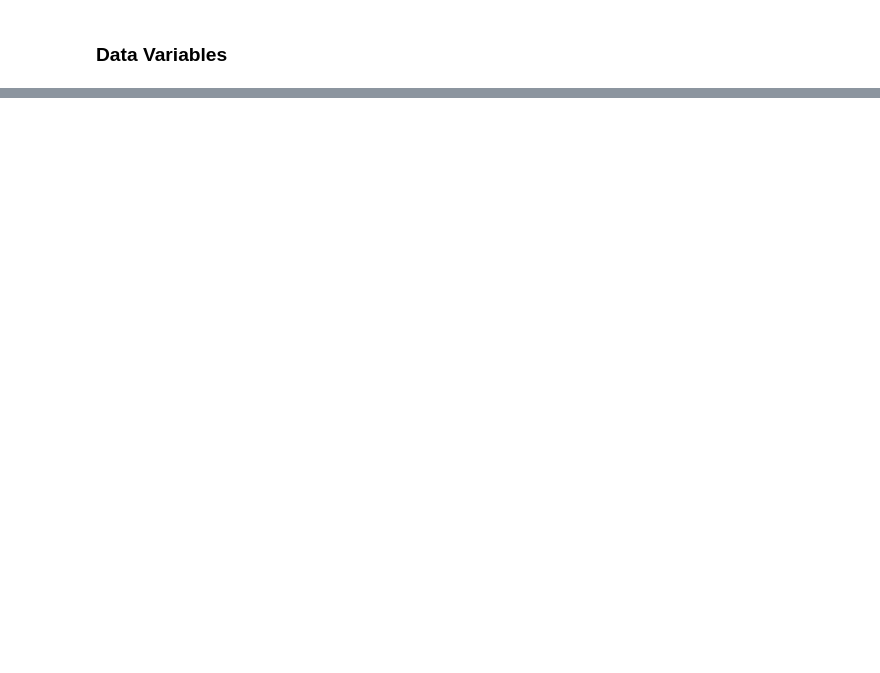
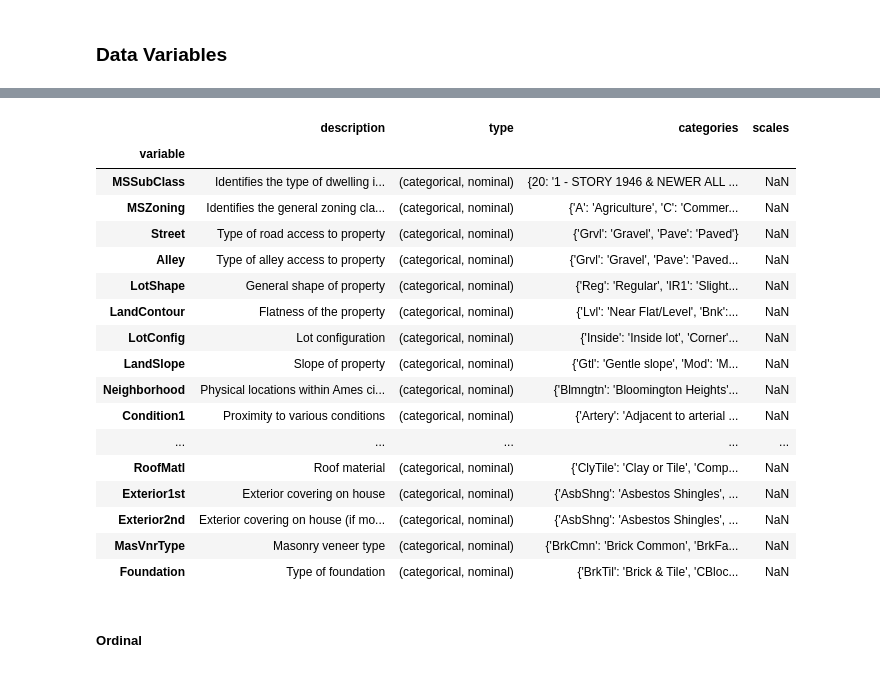
Before and after one commit to dmitry-s-danilov/kaggle-house-prices-advanced-regression-techniques, a Jupyter notebook: exploration/descriptions/1-data_variables.ipynb, the cells around one changed output, grey strips where cells are left out. Drawn from its saved outputs; the diff is of its cells as text; code cells hidden in the pictures; blank space fills up the shorter version.

```diff
--- a/exploration/descriptions/1-data_variables.ipynb
+++ b/exploration/descriptions/1-data_variables.ipynb
@@ -28,0 +85,28 @@ reset_option('display.*')
+# %%
+# var_type = ('categorical', 'nominal')
+var_type = 'nominal'
+
+data_description = describe(var_type=var_type)
+# %%
+# set_display_options(data_description)
+
+data_description
+# %% [output]
+|  | description | type | categories | scales |
+| variable |  |  |  |  |
+| MSSubClass | Identifies the type of dwelling i... | (categorical, nominal) | {20: '1 - STORY 1946 & NEWER ALL ... | NaN |
+| MSZoning | Identifies the general zoning cla... | (categorical, nominal) | {'A': 'Agriculture', 'C': 'Commer... | NaN |
+| Street | Type of road access to property | (categorical, nominal) | {'Grvl': 'Gravel', 'Pave': 'Paved'} | NaN |
+| Alley | Type of alley access to property | (categorical, nominal) | {'Grvl': 'Gravel', 'Pave': 'Paved... | NaN |
+| LotShape | General shape of property | (categorical, nominal) | {'Reg': 'Regular', 'IR1': 'Slight... | NaN |
+| LandContour | Flatness of the property | (categorical, nominal) | {'Lvl': 'Near Flat/Level', 'Bnk':... | NaN |
+| LotConfig | Lot configuration | (categorical, nominal) | {'Inside': 'Inside lot', 'Corner'... | NaN |
+| LandSlope | Slope of property | (categorical, nominal) | {'Gtl': 'Gentle slope', 'Mod': 'M... | NaN |
+| Neighborhood | Physical locations within Ames ci... | (categorical, nominal) | {'Blmngtn': 'Bloomington Heights'... | NaN |
+| Condition1 | Proximity to various conditions | (categorical, nominal) | {'Artery': 'Adjacent to arterial ... | NaN |
+| ... | ... | ... | ... | ... |
+| RoofMatl | Roof material | (categorical, nominal) | {'ClyTile': 'Clay or Tile', 'Comp... | NaN |
+| Exterior1st | Exterior covering on house | (categorical, nominal) | {'AsbShng': 'Asbestos Shingles', ... | NaN |
+| Exterior2nd | Exterior covering on house (if mo... | (categorical, nominal) | {'AsbShng': 'Asbestos Shingles', ... | NaN |
+| MasVnrType | Masonry veneer type | (categorical, nominal) | {'BrkCmn': 'Brick Common', 'BrkFa... | NaN |
+| Foundation | Type of foundation | (categorical, nominal) | {'BrkTil': 'Brick & Tile', 'CBloc... | NaN |
@@ -28,0 +115,2 @@ reset_option('display.*')
+# %% [markdown]
+##### Ordinal
```
Also changed, not shown: parts of 27 cells of this notebook, 36 other files.
